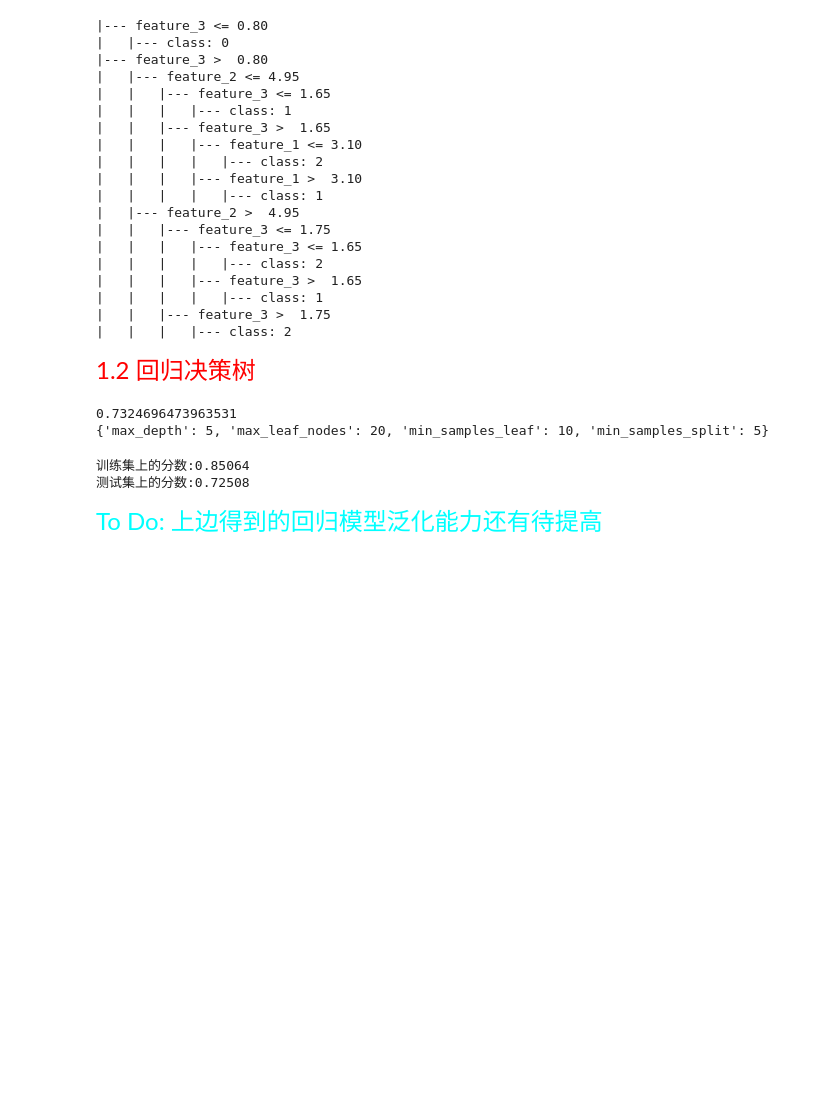
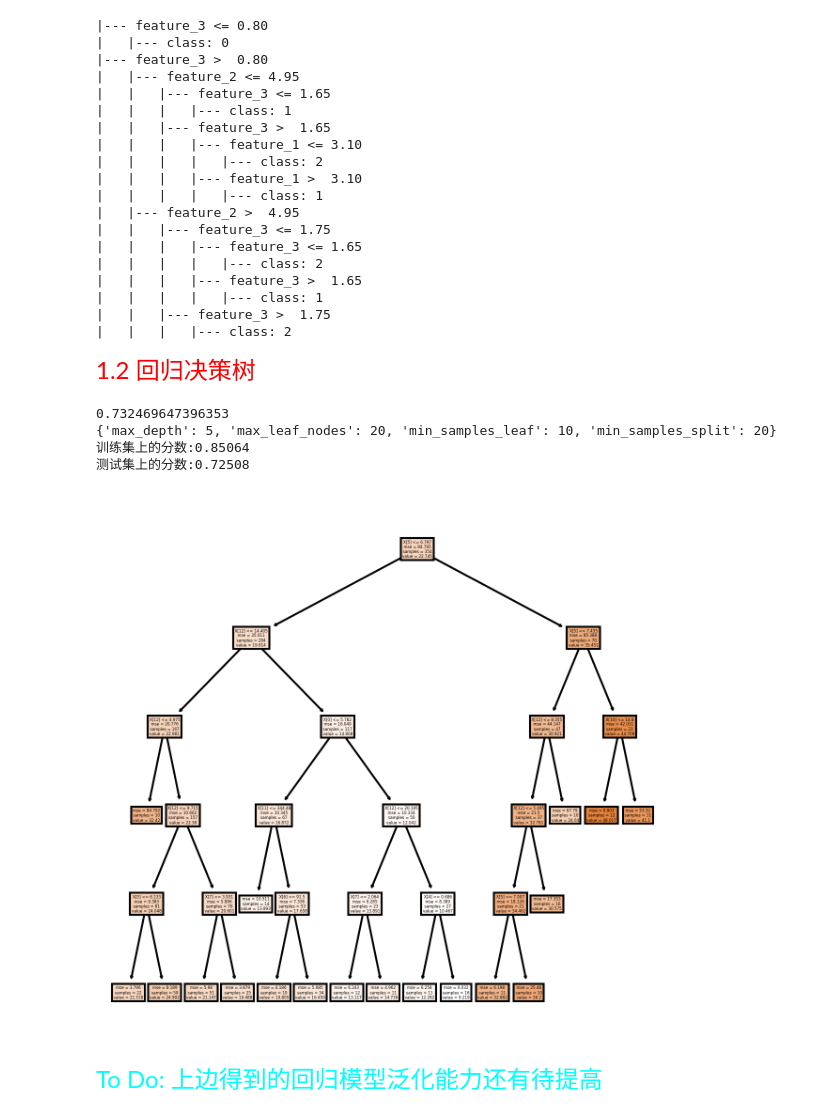
Before and after one commit to ZDKplayer/machine_learning, a Jupyter notebook: 统计学习方法/决策树.ipynb, the cells around one changed output. Cells and saved outputs as stored; diff of their text form; code cells hidden in the pictures; blank space fills up the shorter version.

```diff
--- a/统计学习方法/决策树.ipynb
+++ b/统计学习方法/决策树.ipynb
@@ -73,15 +73,20 @@ grid = GridSearchCV(estimator=clf,param_grid=param_grid)#使用网格搜索得
 _=grid.fit(X_train,y_train)
 print(grid.best_score_)
 print(grid.best_params_)
+best=grid.best_estimator_
+print('训练集上的分数:{:.5f}'.format(best.score(X_train,y_train)))
+print('测试集上的分数:{:.5f}'.format(best.score(X_test,y_test)))
 # %% [output]
-0.7324696473963531
-{'max_depth': 5, 'max_leaf_nodes': 20, 'min_samples_leaf': 10, 'min_samples_split': 5}
+0.732469647396353
+{'max_depth': 5, 'max_leaf_nodes': 20, 'min_samples_leaf': 10, 'min_samples_split': 20}
+训练集上的分数:0.85064
+测试集上的分数:0.72508
-# %%
-best=grid.best_estimator_
-print('训练集上的分数:{:.5f}'.format(best.score(X_train,y_train)))
-print('测试集上的分数:{:.5f}'.format(best.score(X_test,y_test)))
-# %% [output]
-训练集上的分数:0.85064
-测试集上的分数:0.72508
+# %%
+#分类决策树的可视化
+fig=plt.figure(dpi=300,figsize=(5,5))
+ax=fig.add_subplot(111)
+_=tree.plot_tree(best,ax=ax,filled=True)
+# %% [output]
+[figure, added]
 # %% [markdown]
 <font color='cyan' size=5>To Do: 上边得到的回归模型泛化能力还有待提高
```
